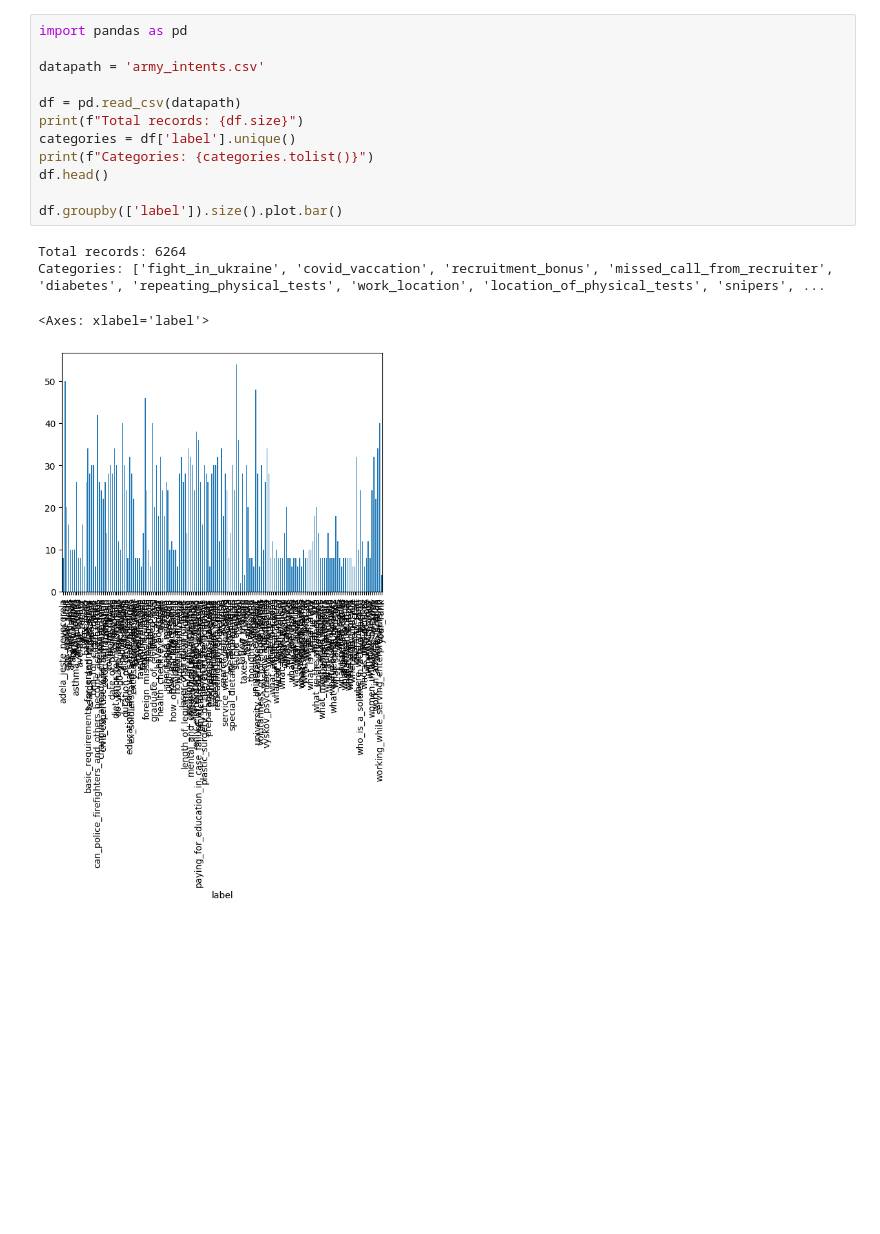
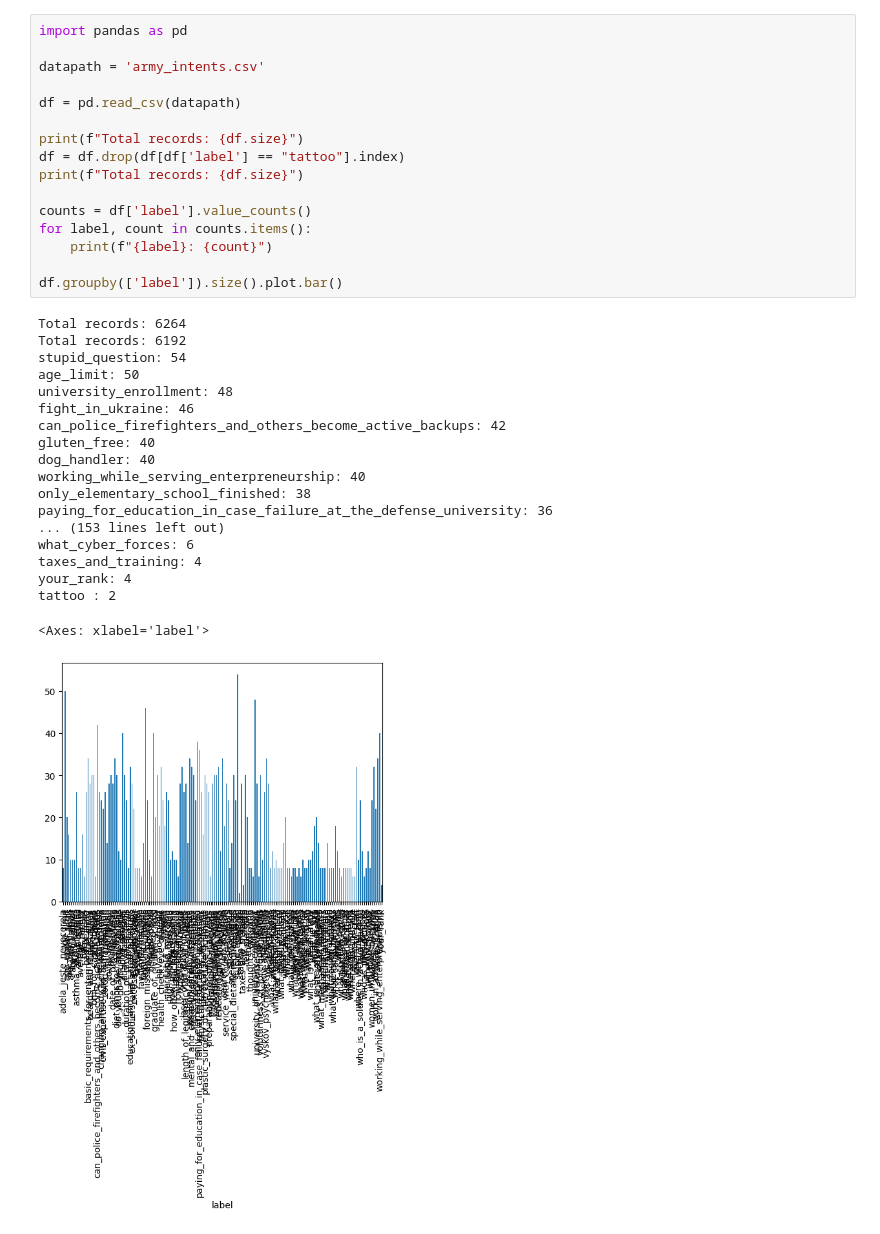
Before and after one commit to the-mama-ai/finetuned-bert-classifier, a Jupyter notebook: explore_dataset.ipynb, the cells around one changed output. Cells and saved outputs as stored; diff of their text form; blank space fills up the shorter version.

```diff
--- a/explore_dataset.ipynb
+++ b/explore_dataset.ipynb
@@ -1,18 +1,37 @@
 # %%
 import pandas as pd
 
 datapath = 'army_intents.csv'
 
 df = pd.read_csv(datapath)
+
 print(f"Total records: {df.size}")
-categories = df['label'].unique()
-print(f"Categories: {categories.tolist()}")
-df.head()
+df = df.drop(df[df['label'] == "tattoo"].index)
+print(f"Total records: {df.size}")
+
+counts = df['label'].value_counts()
+for label, count in counts.items():
+    print(f"{label}: {count}")
 
 df.groupby(['label']).size().plot.bar()
 # %% [output]
 Total records: 6264
-Categories: ['fight_in_ukraine', 'covid_vaccation', 'recruitment_bonus', 'missed_call_from_recruiter', 'diabetes', 'repeating_physical_tests', 'work_location', 'location_of_physical_tests', 'snipers', ...
+Total records: 6192
+stupid_question: 54
+age_limit: 50
+university_enrollment: 48
+fight_in_ukraine: 46
+can_police_firefighters_and_others_become_active_backups: 42
+gluten_free: 40
+dog_handler: 40
+working_while_serving_enterpreneurship: 40
+only_elementary_school_finished: 38
+paying_for_education_in_case_failure_at_the_defense_university: 36
+... (153 lines left out)
+what_cyber_forces: 6
+taxes_and_training: 4
+your_rank: 4
+tattoo : 2
 <Axes: xlabel='label'>
-[figure, old version]
+[figure, new version]
 # %%
```
Also changed, not shown: parts of 1 cell of this notebook, 3 other files.
